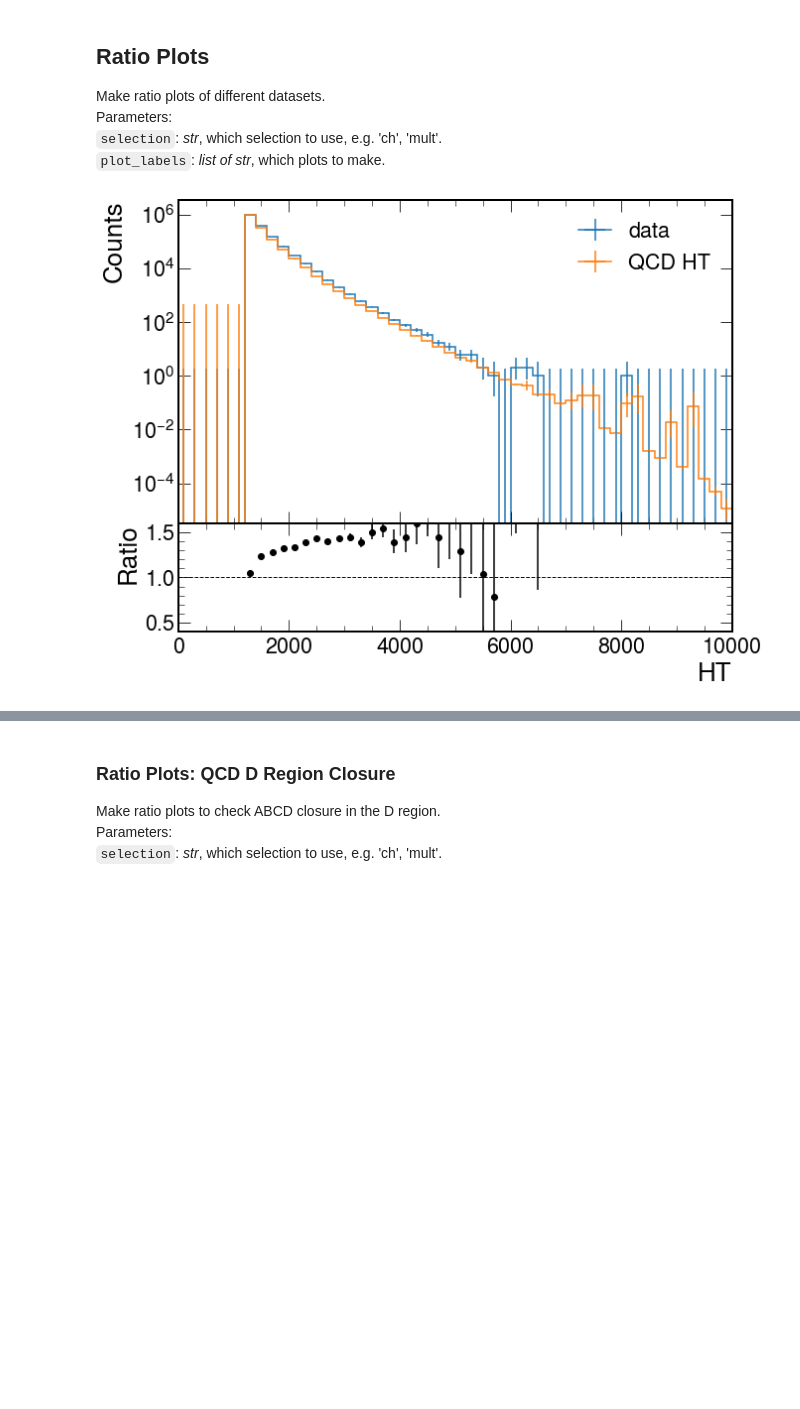
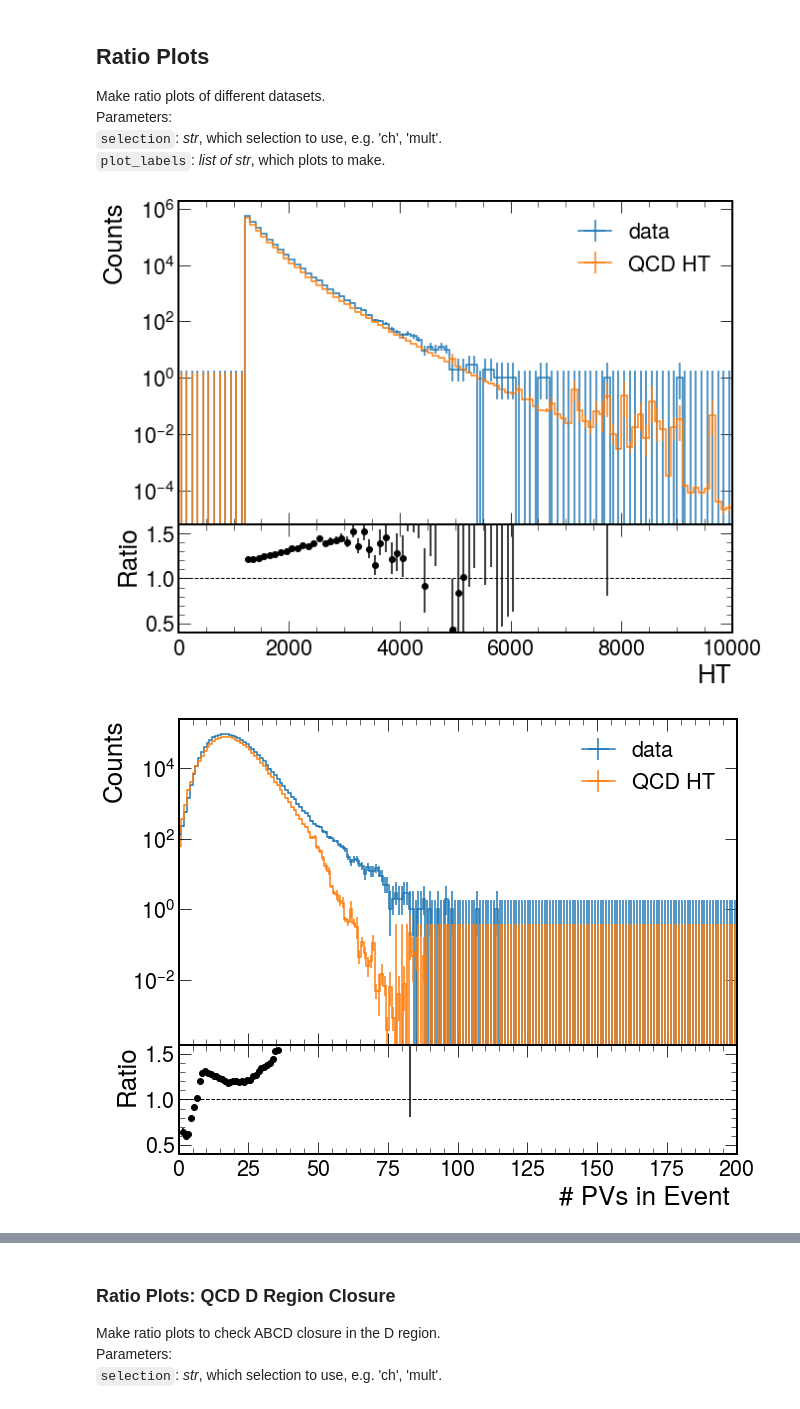
Before and after one commit to SUEPPhysics/SUEPCoffea_dask, a Jupyter notebook: plotting/plot.ipynb, the cells around one changed output, grey strips where cells are left out. Cells and saved outputs as stored; diff of their text form; code cells hidden in the pictures; blank space fills up the shorter version.

```diff
--- a/plotting/plot.ipynb
+++ b/plotting/plot.ipynb
@@ -26,10 +26,11 @@ matplotlib.rcParams['figure.facecolor'] = 'white'
 # %%
 # parameters
 input_label = 'S1_ntracks_ABCD'
-output_label = '/home/submit/lavezzo/public_html/SUEP/S1_ntracks_ABCD_2018/'
+output_label = '/home/submit/lavezzo/public_html/SUEP/S1_ntracks_ABCD_2016/'
 file_ext = '.png'
 
 # input .pkl files
+#plotDir = '/work/submit/lavezzo/SUEP/pu/SUEPCoffea_dask/plotting/'
 plotDir = '/work/submit/lavezzo/SUEP/plotting/'
 infile_all = [plotDir+'/outputs/'+dataset for dataset in os.listdir(plotDir+'/outputs/')]
 
@@ -44,7 +45,7 @@ infile_names_SUEP = [f for f in infile_all if ('SUEP-m' in f)]
 
 
 # assign your choice to infile_names
-infile_names = infile_names_2018 + infile_names_SUEP
+infile_names = infile_names_2016 + infile_names_2016_apv + infile_names_SUEP
 includers = [input_label+'.pkl']
 excluders = ['.root']
 infile_names = [f for f in infile_names if all([i in f for i in includers])]
@@ -232,30 +233,30 @@ Parameters:<br>
 `plot_labels`: _list of str_, which plots to make.
 # %%
 selection = 'IRM'
-plot_labels = ['A_ht']
-#plot_labels = ['A_ngood_fastjets']
+plot_labels = ['A_ht', 'A_PV_npvs', 'A_ngood_fastjets']
 
 for plot_label in plot_labels:
 
     plot_label += '_'+selection
 
     # QCD hist for ABCD region
-    hdata = plots['data'][plot_label][::2j]
-    hQCD_MC = plots['QCD_Pt'][plot_label][::2j]
+    hdata = plots['data'][plot_label][::1j]
+    hQCD_MC = plots['QCD_Pt'][plot_label][::1j]
 
     # hdata /= hdata.sum().value
     # hQCD_MC /= hQCD_MC.sum().value
 
     fig = plt.figure(figsize=(10, 8))
     _ = hdata.plot_ratio(hQCD_MC,
                      rp_num_label='data',
                      rp_denom_label='QCD HT')
 
     fig.axes[0].set_yscale("log")
     #fig.axes[0].set_xlim(0, 2000)
     #fig.axes[0].set_ylim(1e-5, 1e7)
     fig.axes[1].set_ylim(0.4,1.6)
     plt.savefig(output_label + plot_label + file_ext, bbox_inches='tight')
     plt.show()
 # %% [output]
-[figure, old version]
+[figure, new version]
+[figure, added]
```
Also changed, not shown: parts of 6 cells of this notebook, 1 other file.
